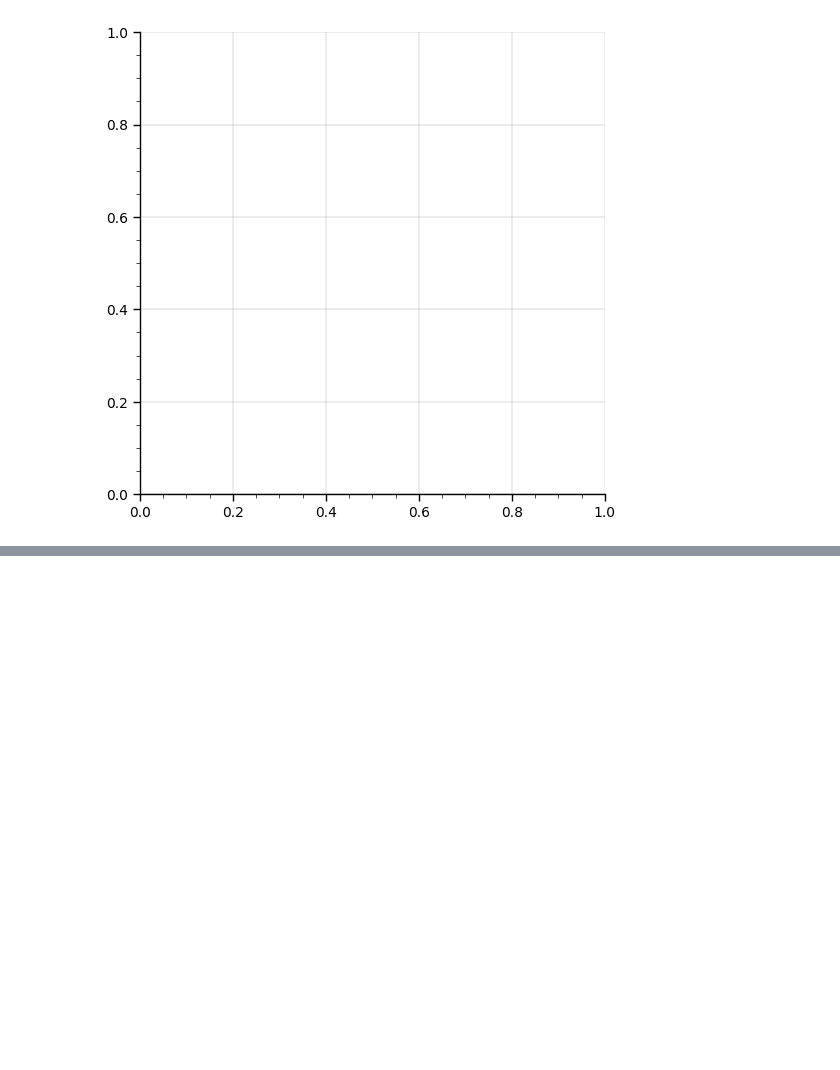
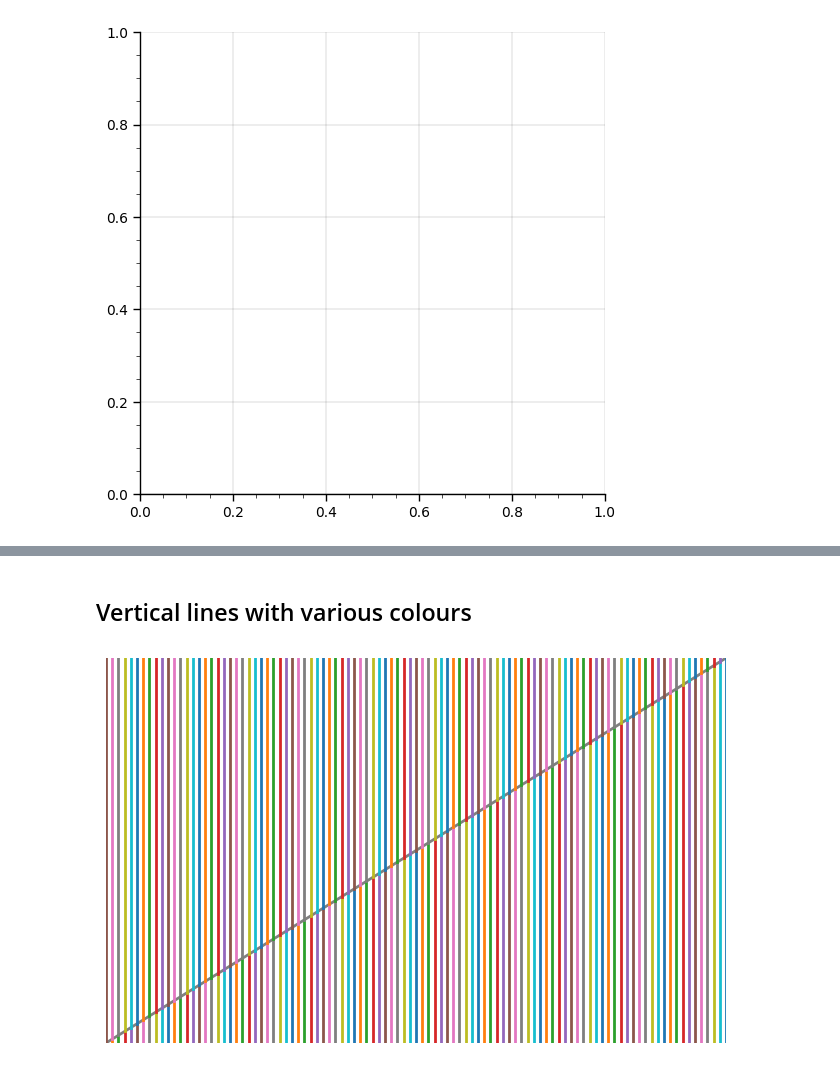
Before and after one commit to romz-pl/Jupyter-Python, a Jupyter notebook: 04-matplotlib/matplotlib.ipynb, the cells around one changed output, grey strips where cells are left out. Cells and saved outputs as stored; diff of their text form; code cells hidden in the pictures; blank space fills up the shorter version.

Commit message:
Vertical lines with various colours

```diff
--- a/04-matplotlib/matplotlib.ipynb
+++ b/04-matplotlib/matplotlib.ipynb
@@ -297,0 +322,18 @@ ax.set_ylim(0,1)
+# %% [markdown]
+## Vertical lines with various colours
+# %%
+fig, ax = plt.figure(figsize = (8,5)), plt.axes()
+x = np.linspace(0,100,2)
+ax.plot(x, x, color = 'gray')
+ax.set_xlim([0,100])
+ax.set_ylim([0,100])
+
+for i in range(101):
+    ax.axvline(i, 0    , i/100, color = 'C' + str(i))
+    ax.axvline(i, i/100, 1    , color = 'C' + str(i+5))
+
+ax.axis('off')
+plt.savefig('./output/colorful.pdf')
+plt.show()
+# %% [output]
+[figure, added]
```
Also changed, not shown: parts of 5 cells of this notebook, 2 other files.
